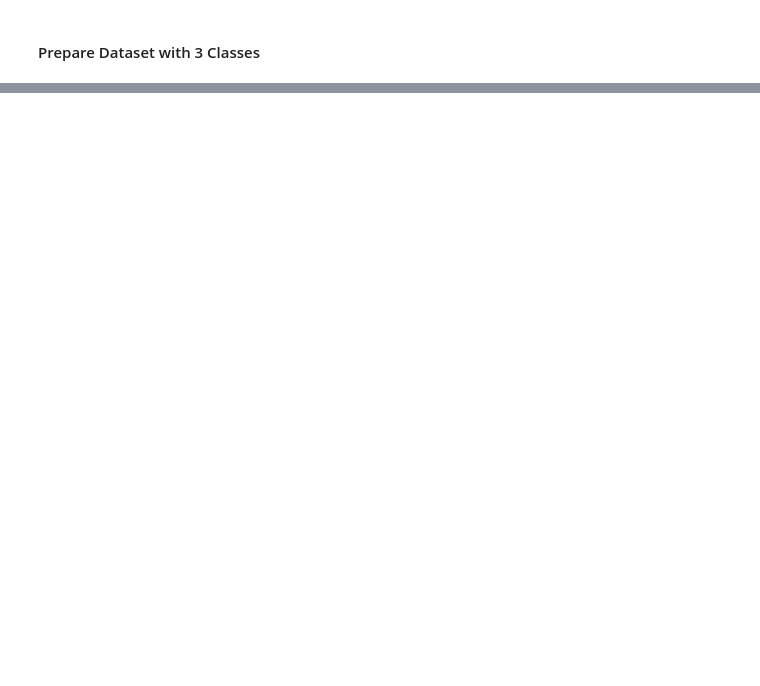
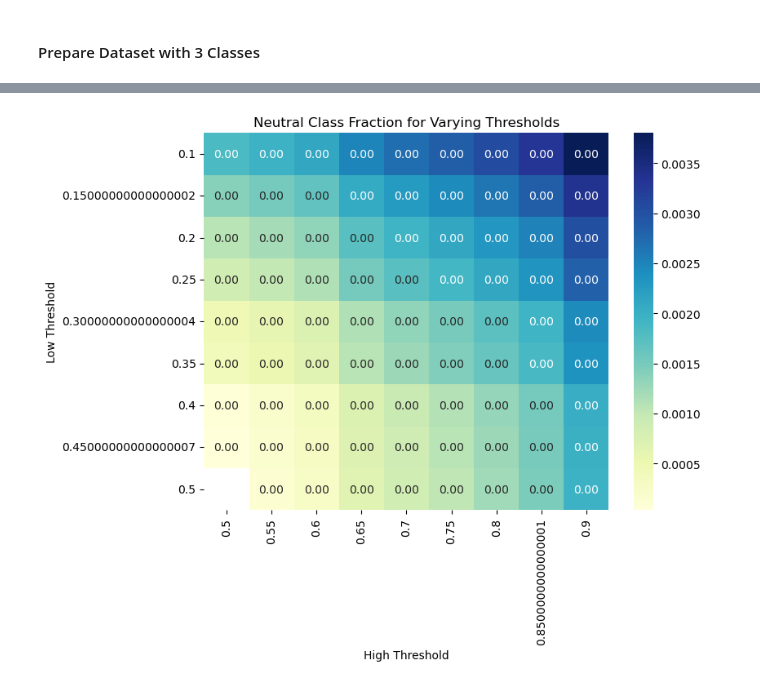
Before and after one commit to pr33tpatel/NLP_NewsClassifier, a Jupyter notebook: cse590project-11-9-2025 1.ipynb, the cells around one changed output, grey strips where cells are left out. Drawn from its saved outputs; the diff is of its cells as text; code cells hidden in the pictures; blank space fills up the shorter version.

Commit message:
minor changes to notebook, added csv with multiclass values

```diff
--- a/cse590project-11-9-2025 1.ipynb
+++ b/cse590project-11-9-2025 1.ipynb
@@ -1205,7 +1210,11 @@ num_labels = 3 # 3 labels, 0: less sus, 1: more sus, 2: neutral
 # load GPT-2 backbone with fresh classification head for 3-class classification
 model_path = "training-args-openai-community/after-train-11-8-2025-v2"
 tokenizer = AutoTokenizer.from_pretrained(model_path)
-model = AutoModelForSequenceClassification.from_pretrained(model_path)
+model = AutoModelForSequenceClassification.from_pretrained(model_path, num_labels=2)
 
 device = torch.device("cuda" if torch.cuda.is_available() else "cpu")
 model.to(device)
+
+tokenizer = AutoTokenizer.from_pretrained(model_name)
+tokenizer.pad_token = tokenizer.eos_token
+model.config.pad_token_id = model.config.eos_token_id
@@ -1284,14 +1274,15 @@ KeyboardInterrupt:
 # %% [markdown]
 #### Prepare Dataset with 3 Classes
 # %%
-def relabel_for_multiclass(row, threshold_low=0.45, threshold_high=0.55):
+def relabel_for_multiclass(row, threshold_low=0.2, threshold_high=0.8):
     if row['confidence'] < threshold_low:
         return 0 # less suspicious if < 0.45
-    elif row['confidence'] < threshold_high:
-        return 2 # more suspicious if > 0.45
+    elif row['confidence'] > threshold_high:
+        return 2 # more suspicious if > 0.55
     else:
         return 1 # neutral if > 0.45 & < 0.55
 
 # assumes that we have a df with 'confidence' column,
-# if not,
 df['label'] = df.apply(relabel_for_multiclass, axis=1)
+
+df.to_csv("pulk17_multiclass_labeled.csv", index=False)
@@ -1299,0 +1327,49 @@ NameError: name 'df' is not defined
+# %%
+import numpy as np
+import matplotlib.pyplot as plt
+
+def relabel_df_with_thresholds(df, low, high):
+    def relabel(row):
+        if row['confidence'] < low:
+            return 0  # less suspicious
+        elif row['confidence'] > high:
+            return 2  # more suspicious
+        else:
+            return 1  # neutral
+    df['tmp_label'] = df.apply(relabel, axis=1)
+    return df
+
+# Define range of thresholds to test
+low_values = np.linspace(0.1, 0.5, 9)  # e.g., 0.1 to 0.5
+high_values = np.linspace(0.5, 0.9, 9)  # e.g., 0.5 to 0.9
+
+results = []
+
+for low in low_values:
+    for high in high_values:
+        if high <= low:
+            continue  # skip invalid intervals
+        temp_df = relabel_df_with_thresholds(df.copy(), low, high)
+        counts = temp_df['tmp_label'].value_counts(normalize=True).to_dict()
+        results.append({
+            'low_thresh': low,
+            'high_thresh': high,
+            'less_suspicious_frac': counts.get(0, 0),
+            'neutral_frac': counts.get(1, 0),
+            'more_suspicious_frac': counts.get(2, 0)
+        })
+
+# Convert to DataFrame for analysis
+results_df = pd.DataFrame(results)
+
+# Plot heatmaps or line plots for neutral class fraction to find threshold areas with large neutral coverage
+pivot = results_df.pivot_table(index='low_thresh', columns='high_thresh', values='neutral_frac')
+plt.figure(figsize=(8,6))
+import seaborn as sns
+sns.heatmap(pivot, annot=True, fmt=".2f", cmap="YlGnBu")
+plt.title("Neutral Class Fraction for Varying Thresholds")
+plt.xlabel("High Threshold")
+plt.ylabel("Low Threshold")
+plt.show()
+# %% [output]
+[figure, added]
```
Also changed, not shown: parts of 8 cells of this notebook, 1 other file.
